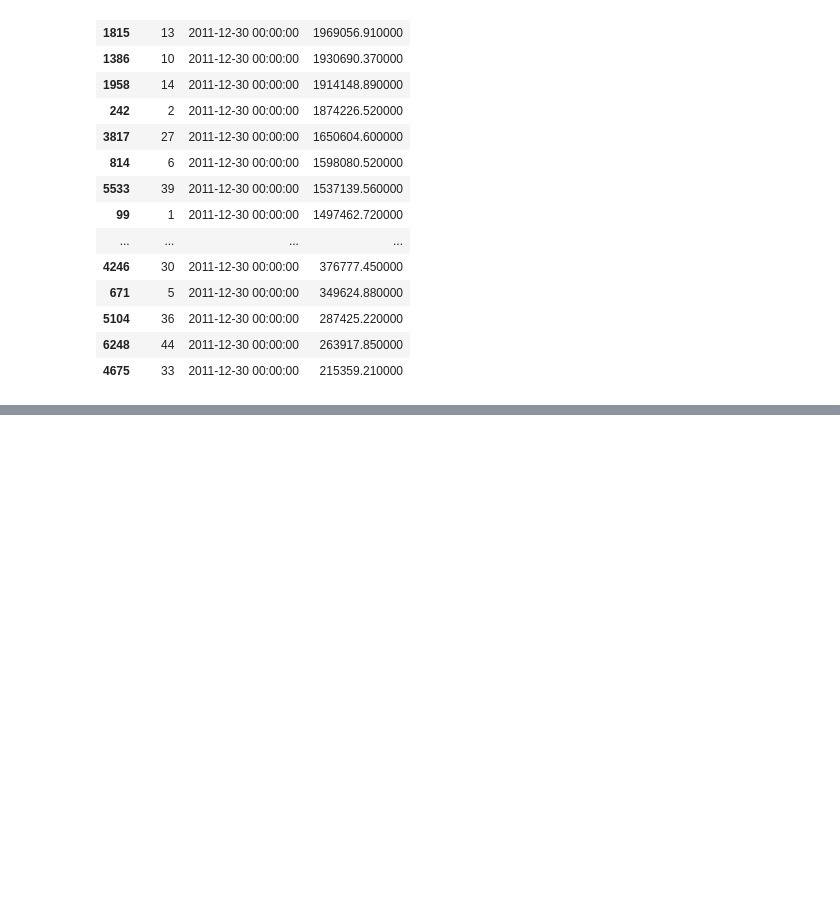
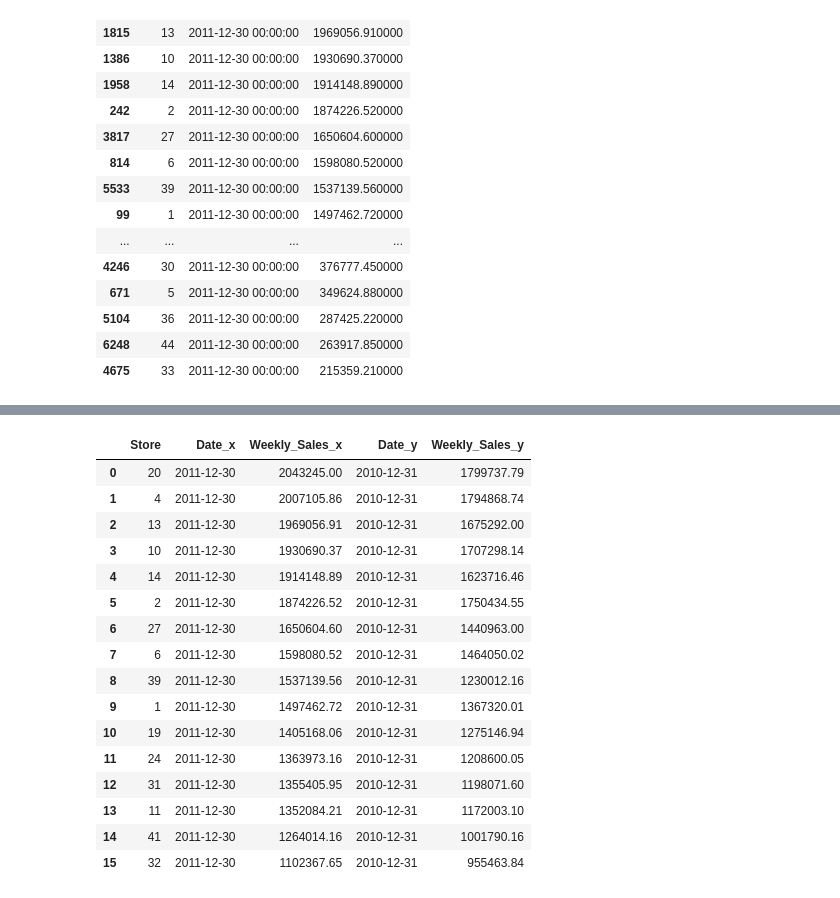
Before and after one commit to abakashi/dnc_deliverable2_walmart, a Jupyter notebook: Deliverable__2_mc_g1.ipynb, the cells around one changed output, grey strips where cells are left out. Saved outputs shown, nothing was run; the diff lists cells and outputs as text; code cells hidden in the pictures; blank space fills up the shorter version.

```diff
--- a/Deliverable__2_mc_g1.ipynb
+++ b/Deliverable__2_mc_g1.ipynb
@@ -333,0 +530,25 @@ thx_2010
+# %%
+best_chr = chr_2011[chr_2011['Weekly_Sales'] > mean_getter(chr_2011,
+           'Weekly_Sales')].merge(chr_2010[chr_2010['Weekly_Sales'] >
+           mean_getter(chr_2010, 'Weekly_Sales')], how='inner', on=['Store']
+           ).drop_duplicates(subset=["Store"], keep='first')
+
+best_chr
+# %% [output]
+|  | Store | Date_x | Weekly_Sales_x | Date_y | Weekly_Sales_y |
+| 0 | 20 | 2011-12-30 | 2043245.00 | 2010-12-31 | 1799737.79 |
+| 1 | 4 | 2011-12-30 | 2007105.86 | 2010-12-31 | 1794868.74 |
+| 2 | 13 | 2011-12-30 | 1969056.91 | 2010-12-31 | 1675292.00 |
+| 3 | 10 | 2011-12-30 | 1930690.37 | 2010-12-31 | 1707298.14 |
+| 4 | 14 | 2011-12-30 | 1914148.89 | 2010-12-31 | 1623716.46 |
+| 5 | 2 | 2011-12-30 | 1874226.52 | 2010-12-31 | 1750434.55 |
+| 6 | 27 | 2011-12-30 | 1650604.60 | 2010-12-31 | 1440963.00 |
+| 7 | 6 | 2011-12-30 | 1598080.52 | 2010-12-31 | 1464050.02 |
+| 8 | 39 | 2011-12-30 | 1537139.56 | 2010-12-31 | 1230012.16 |
+| 9 | 1 | 2011-12-30 | 1497462.72 | 2010-12-31 | 1367320.01 |
+| 10 | 19 | 2011-12-30 | 1405168.06 | 2010-12-31 | 1275146.94 |
+| 11 | 24 | 2011-12-30 | 1363973.16 | 2010-12-31 | 1208600.05 |
+| 12 | 31 | 2011-12-30 | 1355405.95 | 2010-12-31 | 1198071.60 |
+| 13 | 11 | 2011-12-30 | 1352084.21 | 2010-12-31 | 1172003.10 |
+| 14 | 41 | 2011-12-30 | 1264014.16 | 2010-12-31 | 1001790.16 |
+| 15 | 32 | 2011-12-30 | 1102367.65 | 2010-12-31 | 955463.84 |
```
Also changed, not shown: parts of 7 cells of this notebook.
